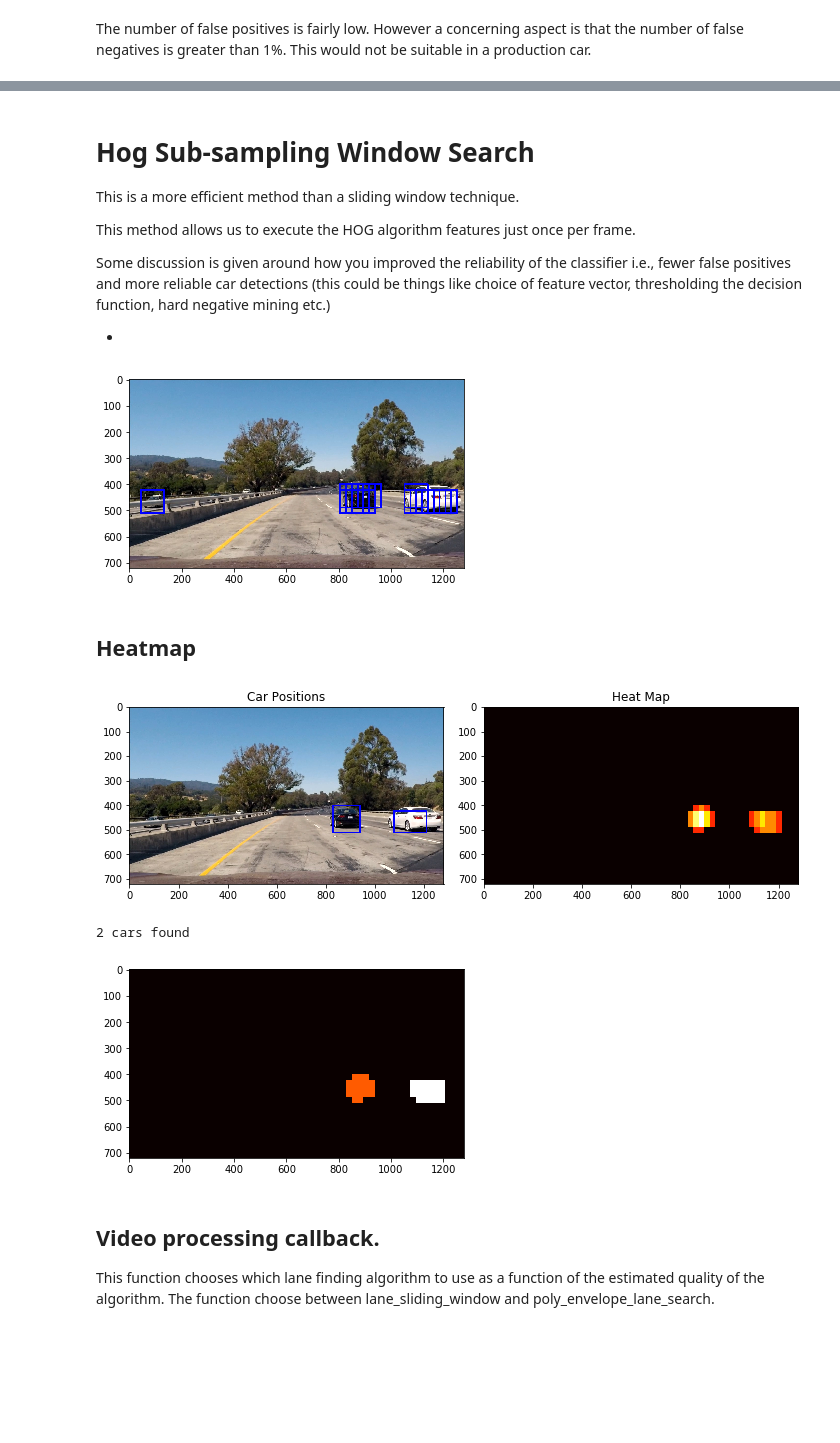
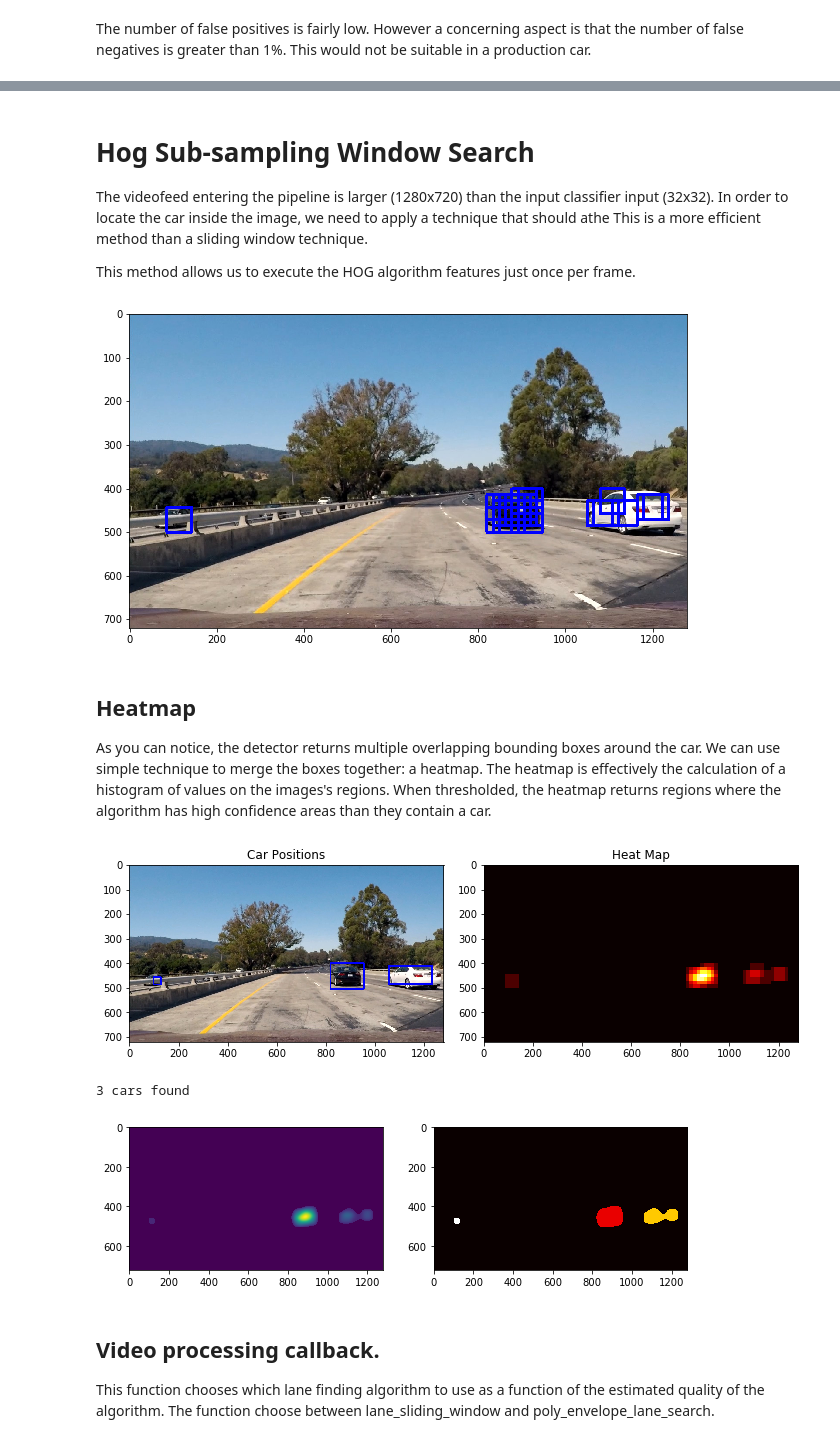
Before and after one commit to rdjondo/CarND-Vehicle-Detection, a Jupyter notebook: writeup.ipynb, the cells around one changed output, grey strips where cells are left out. Drawn from its saved outputs; the diff is of its cells as text; code cells hidden in the pictures; blank space fills up the shorter version.

```diff
--- a/writeup.ipynb
+++ b/writeup.ipynb
@@ -334,7 +393,6 @@ We will first perform a simple evaluation of the classifier on 10 examples
 # %%
 ### Reload parameters saved from the disk.
-colorspace = 'YCrCb'
-orient,pix_per_cell, cell_per_block, C, hist_bins  = pickle.load(open('features_calc_params.p', 'rb'))
+colorspace, orient,pix_per_cell, cell_per_block, C, hist_bins  = pickle.load(open('features_calc_params.p', 'rb'))
 X_scaler  = pickle.load(open('features_scale.p', 'rb'))
 svc = pickle.load(open('saved_svm_model.p', 'rb'))
 
@@ -343,10 +401,10 @@ selected_samples = np.random.choice(min(len(cars),len(notcars)),sample_size)
 
 cars_sample = [cars[i] for i in selected_samples]
 notcars_sample = [notcars[i] for i in selected_samples]
-print('example_samples: ', len(example_samples) )
 
 # Concatenate the list of 5 cars with the list of 5 non-cars
 example_samples = cars_sample + notcars_sample
+print('example_samples: ', len(example_samples) )
 
 some_cars = extract_features_from_paths(example_samples, cspace=colorspace, orient=orient,
                             pix_per_cell=pix_per_cell, cell_per_block=cell_per_block,
@@ -508,13 +568,11 @@ Normalized confusion matrix
 # %% [markdown]
 # Hog Sub-sampling Window Search
+
+The videofeed entering the pipeline is larger (1280x720) than the input classifier input (32x32).
+In order to locate the car inside the image, we need to apply a technique that should athe
 This is a more efficient method than a sliding window technique.
 
 This method allows us to execute the HOG algorithm features just once per frame.
-
-
-Some discussion is given around how you improved the reliability of the classifier i.e., fewer false positives and more reliable car detections (this could be things like choice of feature vector, thresholding the decision function, hard negative mining etc.)
-
--
 # %%
 import matplotlib.image as mpimg
 import matplotlib.pyplot as plt
@@ -596,16 +654,21 @@ def find_cars(img, ystart, ystop, scale, svc, X_scaler, orient, pix_per_cell, ce
 
 ystart = 400
 ystop = 656
-scale = 1.4
+scale = 0.9
 
 out_img, bbox_list = find_cars(img, ystart, ystop, scale, svc, X_scaler, orient, pix_per_cell, cell_per_block, spatial_size, hist_bins)
 
+fig = plt.figure(figsize=(10,10))
 plt.imshow(out_img)
 plt.show()
 # %% [output]
-[figure, old version]
+[figure, new version]
-# %% [markdown]
-## Heatmap
+# %% [markdown]
+## Heatmap
+
+As you can notice, the detector returns multiple overlapping bounding boxes around the car. We can use simple technique to merge the boxes together: a heatmap.
+The heatmap is effectively the calculation of a histogram of values on the images's regions.
+When thresholded, the heatmap returns regions where the algorithm has high confidence areas than they contain a car.
 # %%
 import matplotlib.image as mpimg
 import matplotlib.pyplot as plt
@@ -617,11 +680,11 @@ from scipy.ndimage.measurements import label
 # Read in a pickle file with bboxes saved
 # Each item in the "all_bboxes" list will contain a
 # list of boxes for one of the images shown above
-box_list = bbox_list
 
 # Read in image similar to one shown above
-image = img
+image = np.copy(img)
 heat = np.zeros_like(image[:,:,0]).astype(np.float)
+
 
 def add_heat(heatmap, bbox_list):
     # Iterate through list of bboxes
@@ -652,47 +715,54 @@ def get_labeled_bboxes(labels):
         bbox = ((np.min(nonzerox), np.min(nonzeroy)), (np.max(nonzerox), np.max(nonzeroy)))
         # Draw the box on the image
         bbox_list.append(bbox)
     return bbox_list
 
 def draw_labeled_bboxes(img, bbox_list):
     for bbox in bbox_list:
-        cv2.rectangle(img, bbox[0], bbox[1], (0,0,255), 6)
+        img = cv2.rectangle(img, bbox[0], bbox[1], (0,0,255), 6)
     # Return the image
     return img
 
 # Add heat to each box in box list
-heat = add_heat(heat,box_list)
+heat_hist = add_heat(np.copy(heat),bbox_list)
+
+
+# Visualize the heatmap when displaying
+heatmap = np.clip(heat_hist, 0, 255)
+
+#draw_img = draw_labeled_bboxes(np.copy(image), labels)
+heatblur = cv2.GaussianBlur(heatmap,(0,0),10)
+heatblur[heatblur<0.9]=0
 
 # Apply threshold to help remove false positives
-heat = apply_threshold(heat, 2)
+# Find final boxes from heatmap using label function
+labels = label(apply_threshold(heatblur, 0))
 
-# Visualize the heatmap when displaying
-heatmap = np.clip(heat, 0, 255)
+labeled_bbox_list = get_labeled_bboxes(labels)
+draw_img = draw_labeled_bboxes(np.copy(image), labeled_bbox_list)
 
-# Find final boxes from heatmap using label function
-labels = label(heatmap)
-#draw_img = draw_labeled_bboxes(np.copy(image), labels)
-
-bbox_list = get_labeled_bboxes(labels)
-draw_img = draw_labeled_bboxes(np.copy(image), bbox_list)
 
 fig = plt.figure(figsize=(10,10))
 plt.subplot(121)
 plt.imshow(draw_img)
 plt.title('Car Positions')
 plt.subplot(122)
 plt.imshow(heatmap, cmap='hot')
 plt.title('Heat Map')
 fig.tight_layout()
 plt.show()
 
 print(labels[1], 'cars found')
+fig = plt.figure(figsize=(10,10))
+plt.subplot(121)
+plt.imshow(heatblur)
+plt.subplot(122)
 plt.imshow(labels[0], cmap='hot')
 plt.show()
 # %% [output]
-[figure, old version]
+[figure, new version]
-2 cars found
+3 cars found
-[figure, old version]
+[figure, new version]
 # %% [markdown]
 ## Video processing callback.
 This function chooses which lane finding algorithm to use as a function of the estimated quality of the algorithm.
```
Also changed, not shown: parts of 18 cells of this notebook, 3 other files.
